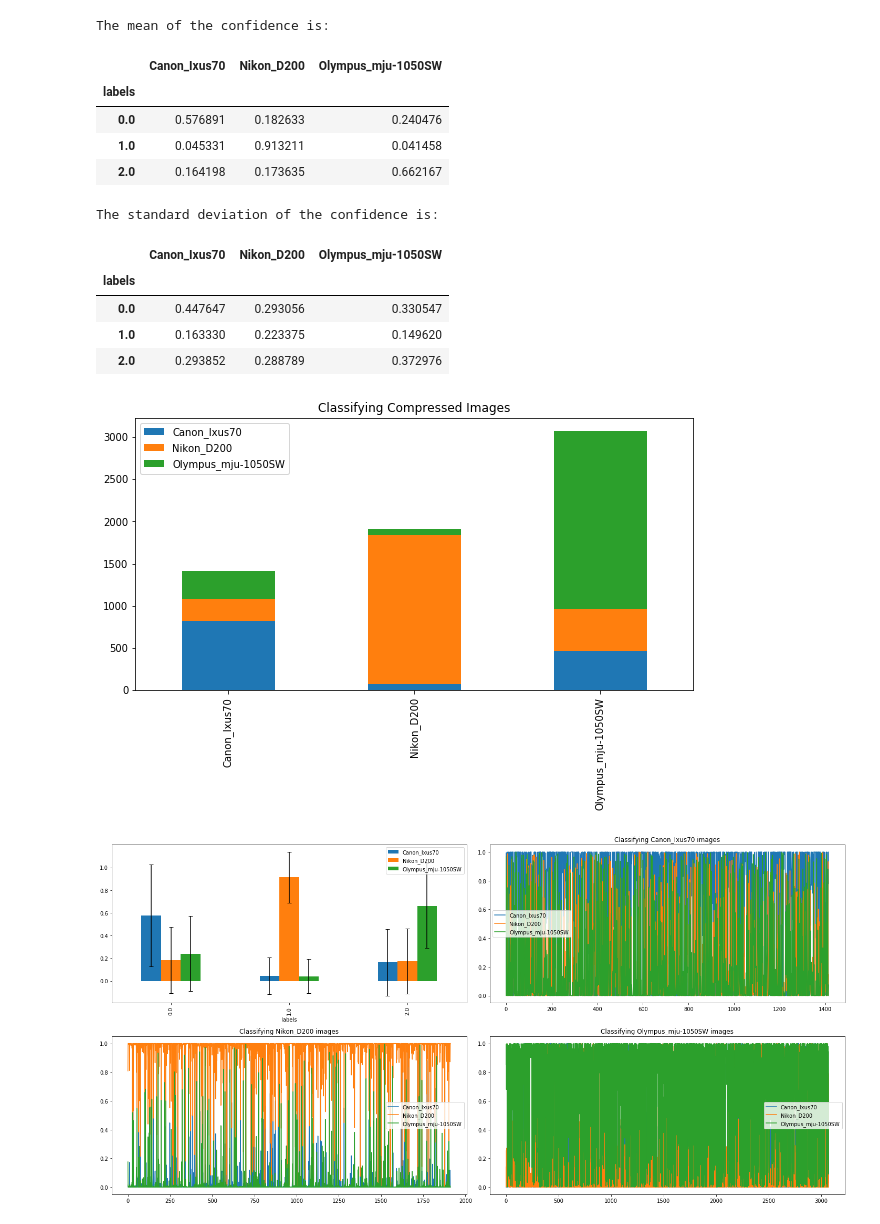
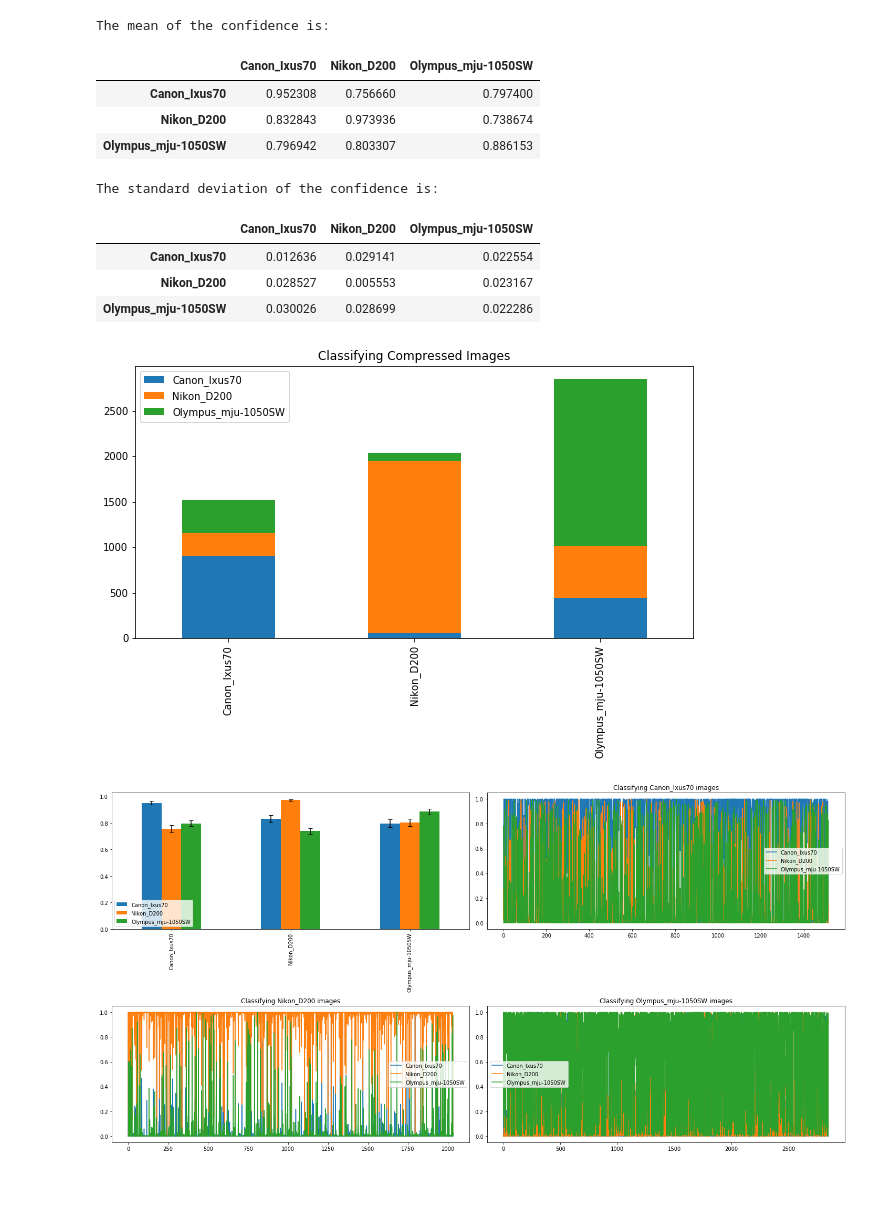
Before and after one commit to jiarongp/CamModel, a Jupyter notebook: post_test.ipynb, the cells around one changed output. Saved outputs shown, nothing was run; the diff lists cells and outputs as text; code cells hidden in the pictures; blank space fills up the shorter version.

Commit message:
fixed confidence plot

```diff
--- a/post_test.ipynb
+++ b/post_test.ipynb
@@ -17,7 +17,8 @@ from tensorflow.keras.preprocessing.image import ImageDataGenerator
 from params import dresden_images_root, patches_root, patches_db_path, train_csv_path, \
 post_root, compr_img, noise_img, blur_img
 # %%
-model_list = os.listdir(os.path.join(patches_root, 'test'))
+train_db = pd.read_csv(train_csv_path)
+model_list = np.unique(train_db['brand_model'])
 
 img_path = [] # path of the images
 file_name = [] # file name of the images
@@ -98,17 +99,18 @@ compr_generator = test_data_gen.flow_from_directory(
 print('\n# Evaluate on test data')
 results = model.evaluate(compr_generator)
 
-hist, conf, labels = func.evaluate(model_list, compr_generator, model, index=model_list, columns=model_list,
+hist, conf, pred_labels, real_labels = func.evaluate(model_list, compr_generator, model, index=model_list, columns=model_list,
                                    title='Classifying Compressed Images', num_batch=100)
 
-mean, error = func.mean_error(labels, conf, model_list)
+df_mean, df_error = func.mean_error(conf, pred_labels, real_labels,
+                                    real_model=model_list, pred_model=model_list)
+
 fig, axes = plt.subplots(nrows=2, ncols=2, figsize=(20, 10))
-mean.plot.bar(yerr=error, ax=axes[0,0], capsize=4)
-# for all the images' real label is a certain camera, for example Canon_Ixus70,
-# how does these images are classified ? The magnitude of the histogram indicate how
-# sure is the model classified the image as one camera(show by color)
+df_mean.plot.bar(yerr=df_error, ax=axes[0,0], capsize=4)
 graph = {0:axes[0,1], 1:axes[1,0], 2:axes[1, 1]}
-func.plot_conf(model_list, labels, conf, graph)
+
+func.plot_conf(conf, pred_labels, real_labels, graph, real_model=model_list, pred_model=model_list)
+plt.tight_layout()
 # %% [output]
 Found 11775 images belonging to 3 classes.
 
@@ -125,17 +127,15 @@ index are predictions, columns are ground truth
 The mean of the confidence is:
 |  | Canon_Ixus70 | Nikon_D200 | Olympus_mju-1050SW |
-| labels |  |  |  |
-| 0.0 | 0.576891 | 0.182633 | 0.240476 |
-| 1.0 | 0.045331 | 0.913211 | 0.041458 |
-| 2.0 | 0.164198 | 0.173635 | 0.662167 |
+| Canon_Ixus70 | 0.952308 | 0.756660 | 0.797400 |
+| Nikon_D200 | 0.832843 | 0.973936 | 0.738674 |
+| Olympus_mju-1050SW | 0.796942 | 0.803307 | 0.886153 |
 The standard deviation of the confidence is:
 |  | Canon_Ixus70 | Nikon_D200 | Olympus_mju-1050SW |
-| labels |  |  |  |
-| 0.0 | 0.447647 | 0.293056 | 0.330547 |
-| 1.0 | 0.163330 | 0.223375 | 0.149620 |
-| 2.0 | 0.293852 | 0.288789 | 0.372976 |
+| Canon_Ixus70 | 0.012636 | 0.029141 | 0.022554 |
+| Nikon_D200 | 0.028527 | 0.005553 | 0.023167 |
+| Olympus_mju-1050SW | 0.030026 | 0.028699 | 0.022286 |
-[figure, old version]
+[figure, new version]
-[figure, old version]
+[figure, new version]
 # %%
 # Read the positive test samples.
 noise_generator = test_data_gen.flow_from_directory(
```
Also changed, not shown: parts of 3 cells of this notebook, 4 other files.
